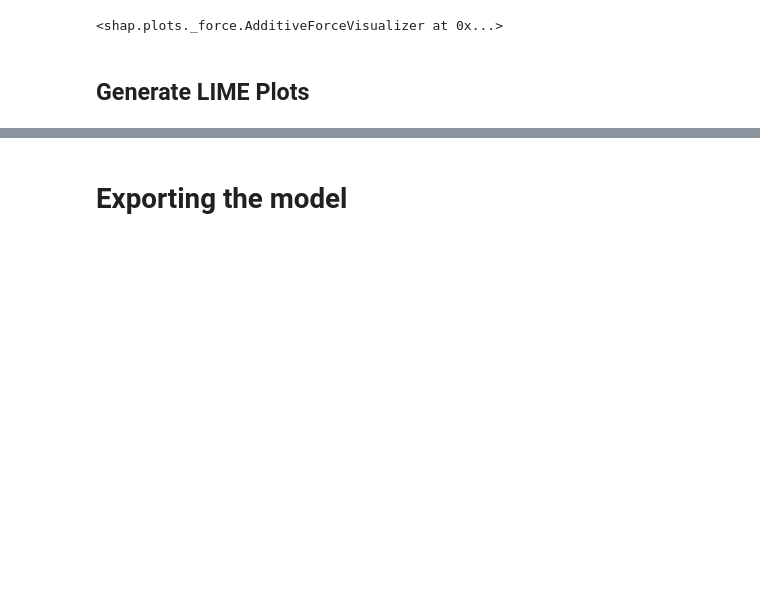
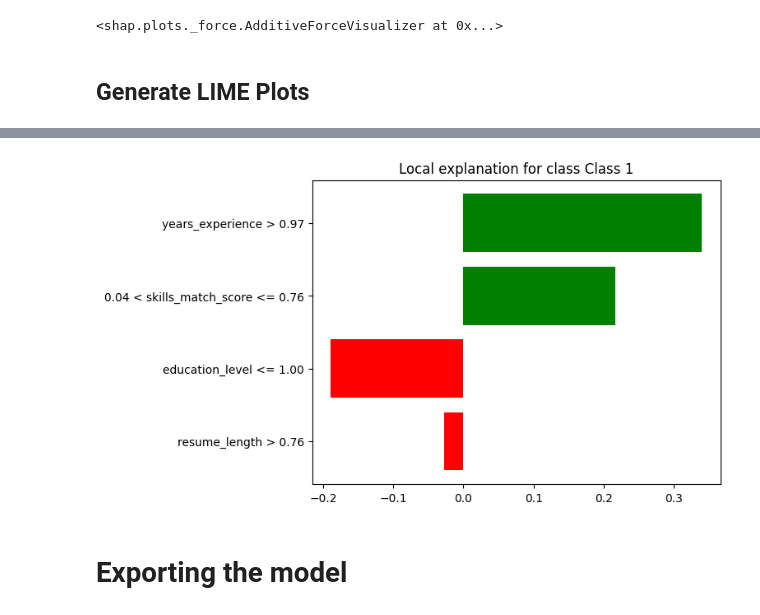
Before and after one commit to Backwardbus03/eai_mini_project, a Jupyter notebook: ML_Based_Resume_XAI.ipynb, the cells around one changed output, grey strips where cells are left out. Drawn from its saved outputs; the diff is of its cells as text; code cells hidden in the pictures; blank space fills up the shorter version.

```diff
--- a/ML_Based_Resume_XAI.ipynb
+++ b/ML_Based_Resume_XAI.ipynb
@@ -216,17 +216,24 @@ explainer =LimeTabularExplainer(
     mode='classification'
 )
 # %%
+import matplotlib.pyplot as plt
+from skimage.segmentation import mark_boundaries
+
 i = 0  # index of test sample
 
 exp = explainer.explain_instance(
     data_row=X_test.iloc[i].values,
     predict_fn=xgb_model.predict_proba
 )
 
 # Show explanation
 exp.show_in_notebook(show_table=True)
+
+fig = exp.as_pyplot_figure()
+plt.savefig("lime_plot.png", bbox_inches='tight')
 # %% [output]
 [interactive output not drawn]
+[figure, added]
 # %% [markdown]
 # Exporting the model
 # %%
```
Also changed, not shown: parts of 1 cell of this notebook, 7 other files.
